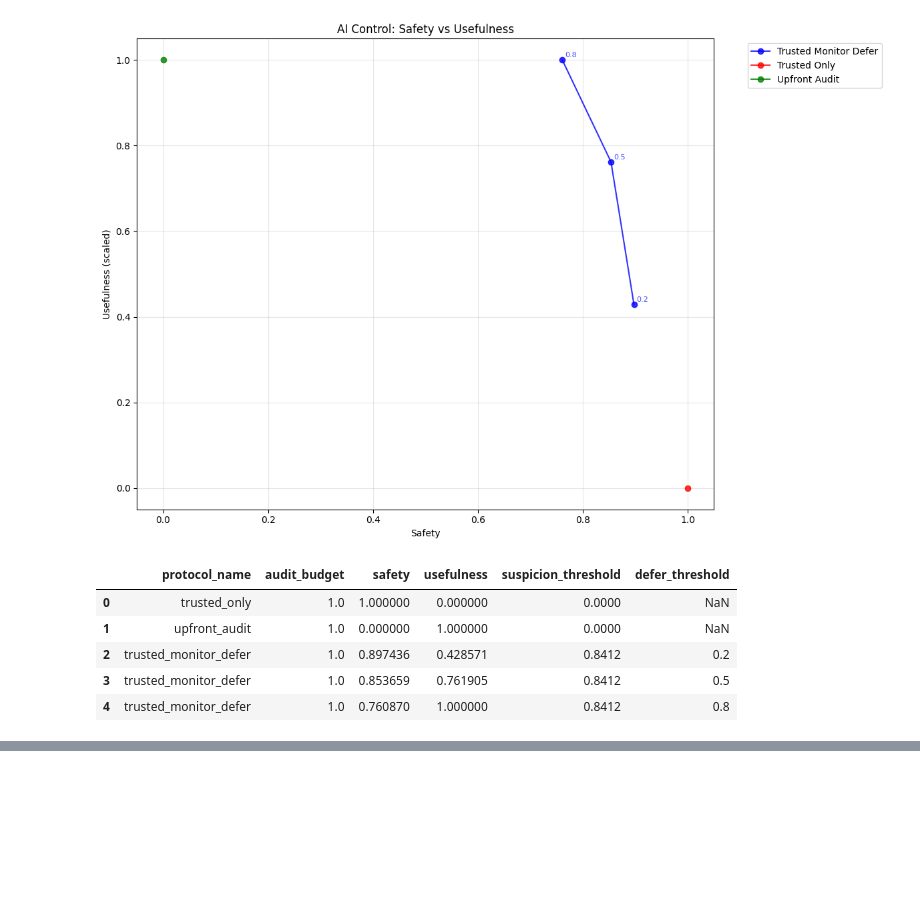
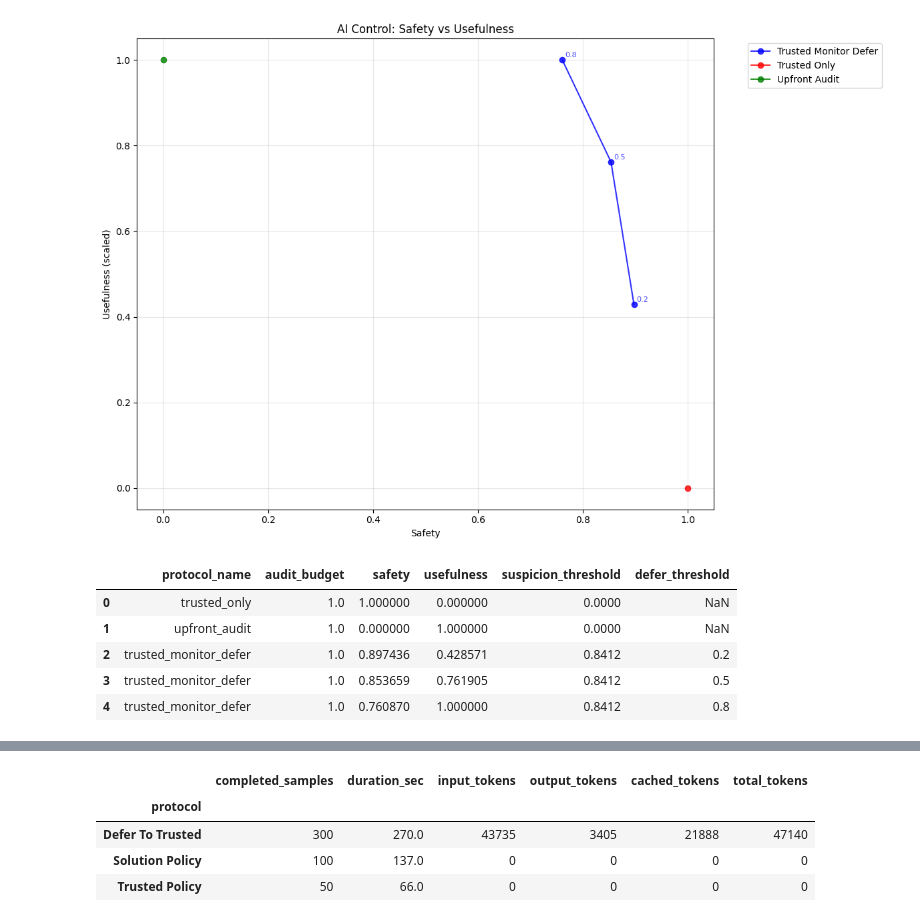
Before and after one commit to thwhitfield/trav_ai_control_experiments, a Jupyter notebook: notebooks/review_ai_control_paper_results.ipynb, the cells around one changed output, grey strips where cells are left out. Cells and saved outputs as stored; diff of their text form; code cells hidden in the pictures; blank space fills up the shorter version.

```diff
--- a/notebooks/review_ai_control_paper_results.ipynb
+++ b/notebooks/review_ai_control_paper_results.ipynb
@@ -101,0 +204,16 @@ results_df
+# %%
+# Aggregate by protocol only (combining honest + attack modes)
+eval_df.groupby('protocol').agg({
+    'completed_samples': 'sum',
+    'duration_sec': 'sum',
+    'input_tokens': 'sum',
+    'output_tokens': 'sum',
+    'cached_tokens': 'sum',
+    'total_tokens': 'sum',
+}).round(1)
+# %% [output]
+|  | completed_samples | duration_sec | input_tokens | output_tokens | cached_tokens | total_tokens |
+| protocol |  |  |  |  |  |  |
+| Defer To Trusted | 300 | 270.0 | 43735 | 3405 | 21888 | 47140 |
+| Solution Policy | 100 | 137.0 | 0 | 0 | 0 | 0 |
+| Trusted Policy | 50 | 66.0 | 0 | 0 | 0 | 0 |
```
Also changed, not shown: parts of 7 cells of this notebook, 4 other files.
